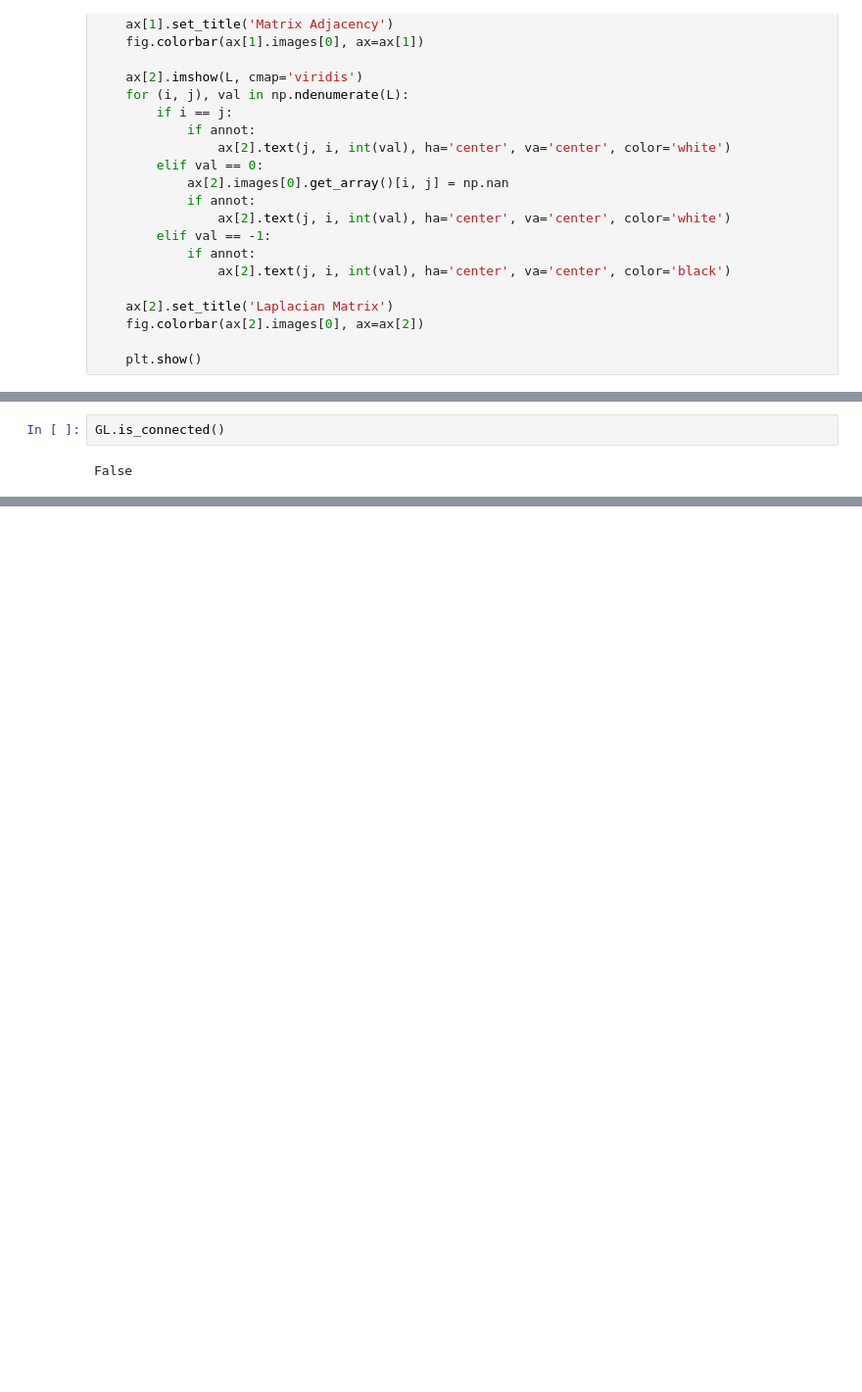
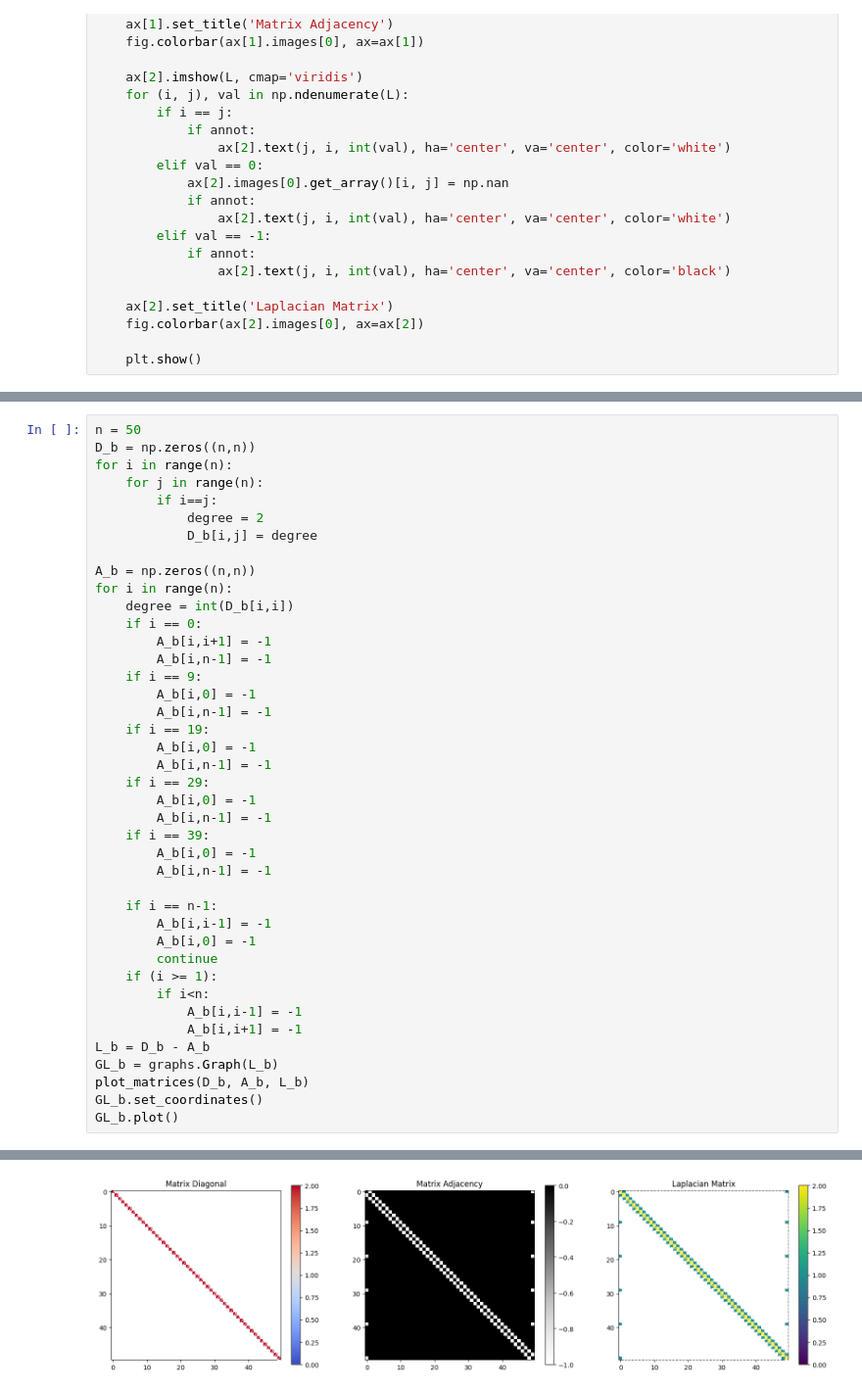
Before and after one commit to jackthompsondb/topology, a Jupyter notebook: py/graphgen.ipynb, the cells around one changed output, grey strips where cells are left out. Shown at 98% size. Drawn from its saved outputs; the diff is of its cells as text; blank space fills up the shorter version.

```diff
--- a/py/graphgen.ipynb
+++ b/py/graphgen.ipynb
@@ -106,4 +107,42 @@ GL_b.plot()
-# %%
-GL.is_connected()
-# %% [output]
-False
+# %%
+n = 50
+D_b = np.zeros((n,n))
+for i in range(n):
+    for j in range(n):
+        if i==j:
+            degree = 2
+            D_b[i,j] = degree
+
+A_b = np.zeros((n,n))
+for i in range(n):
+    degree = int(D_b[i,i])
+    if i == 0:
+        A_b[i,i+1] = -1
+        A_b[i,n-1] = -1
+    if i == 9:
+        A_b[i,0] = -1
+        A_b[i,n-1] = -1
+    if i == 19:
+        A_b[i,0] = -1
+        A_b[i,n-1] = -1
+    if i == 29:
+        A_b[i,0] = -1
+        A_b[i,n-1] = -1
+    if i == 39:
+        A_b[i,0] = -1
+        A_b[i,n-1] = -1
+
+    if i == n-1:
+        A_b[i,i-1] = -1
+        A_b[i,0] = -1
+        continue
+    if (i >= 1):
+        if i<n:
+            A_b[i,i-1] = -1
+            A_b[i,i+1] = -1
+L_b = D_b - A_b
+GL_b = graphs.Graph(L_b)
+plot_matrices(D_b, A_b, L_b)
+GL_b.set_coordinates()
+GL_b.plot()
+# %% [output]
@@ -109,0 +150 @@ False
+[figure, added]
```
Also changed, not shown: parts of 10 cells of this notebook, 9 other files.
